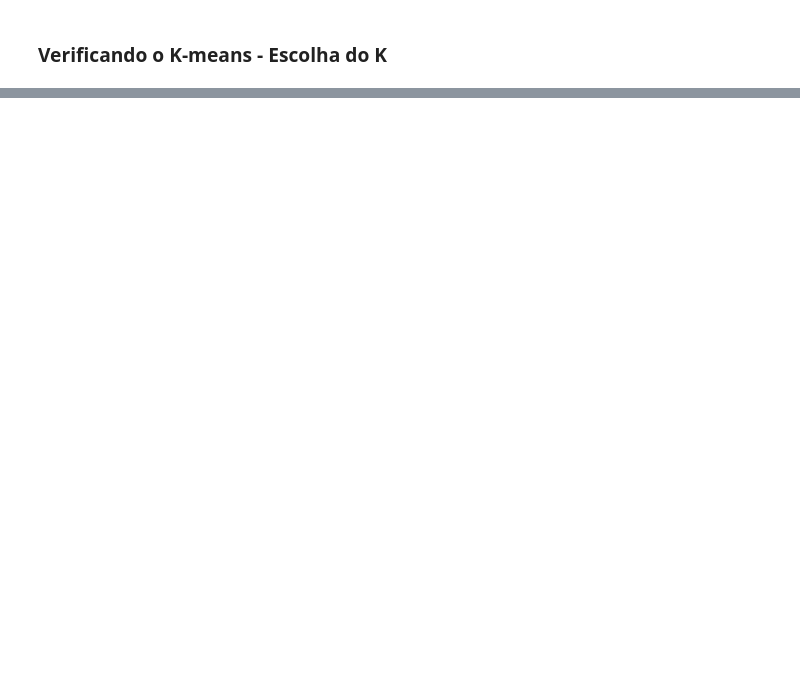
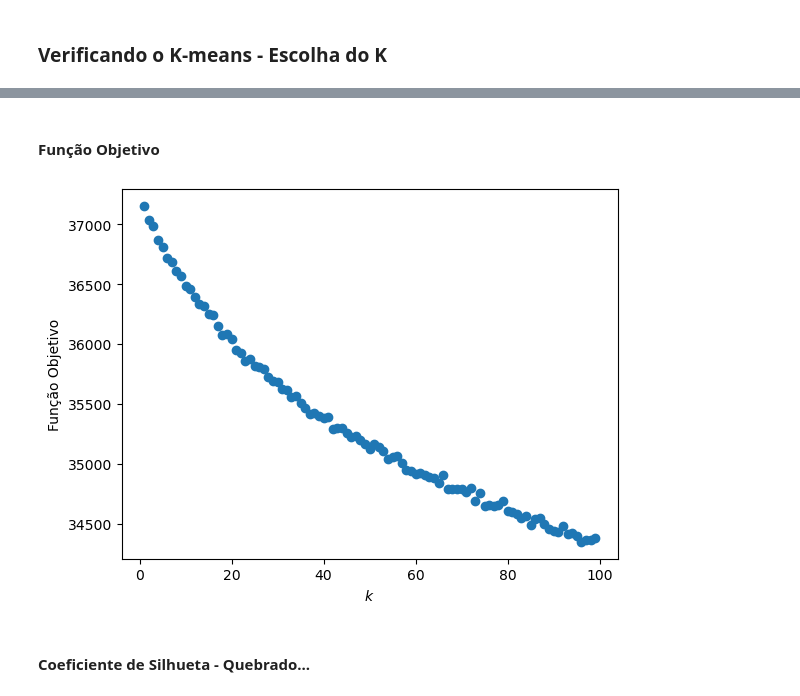
Before and after one commit to MiguelPim01/T1-Ciencia-de-Dados, a Jupyter notebook: main.ipynb, the cells around one changed output, grey strips where cells are left out. Saved outputs shown, nothing was run; the diff lists cells and outputs as text; code cells hidden in the pictures; blank space fills up the shorter version.

```diff
--- a/main.ipynb
+++ b/main.ipynb
@@ -318,11 +216,0 @@ import seaborn as sns
-# %%
-inertia = []
-max_groups = 100
-for i in range(1, max_groups):
-  km = KMeans(n_clusters = i)
-  km.fit(X_REDUCED)
-  inertia.append(km.inertia_)
-
-plt.scatter(range(1, max_groups), inertia)
-_ = plt.ylabel("Função Objetivo")
-_ = plt.xlabel(r"$k$")
@@ -577,15 +216,0 @@ df_generos_padrao
-# %%
-from IPython.display import display
-
-for i, grupo in enumerate(the_groups_genres):
-    qtd_filmes = len(grupo)
-    print("Grupo:", i, "| Quantidade de Filmes:", qtd_filmes)
-    grupo_df = df_generos_padrao.copy(deep=True)
-
-    for generos in grupo:
-        grupo_df.loc[generos, 'Quantidade'] += 1
-
-    grupo_df['%'] = grupo_df['Quantidade'] * 100 / qtd_filmes
-
-    print('Top 10 Gêneros:')
-    display(grupo_df.sort_values(by='Quantidade', ascending=False)[:10])
@@ -671,0 +217,17 @@ Top 10 Gêneros:
+# %% [markdown]
+#### Função Objetivo
+# %%
+inertia = []
+max_groups = 100
+for i in range(1, max_groups):
+  km = KMeans(n_clusters = i)
+  km.fit(X)
+  inertia.append(km.inertia_)
+
+plt.scatter(range(1, max_groups), inertia)
+_ = plt.ylabel("Função Objetivo")
+_ = plt.xlabel(r"$k$")
+# %% [output]
+[figure, added]
+# %% [markdown]
+#### Coeficiente de Silhueta - Quebrado...
```
Also changed, not shown: parts of 113 cells of this notebook, 1 other file.
